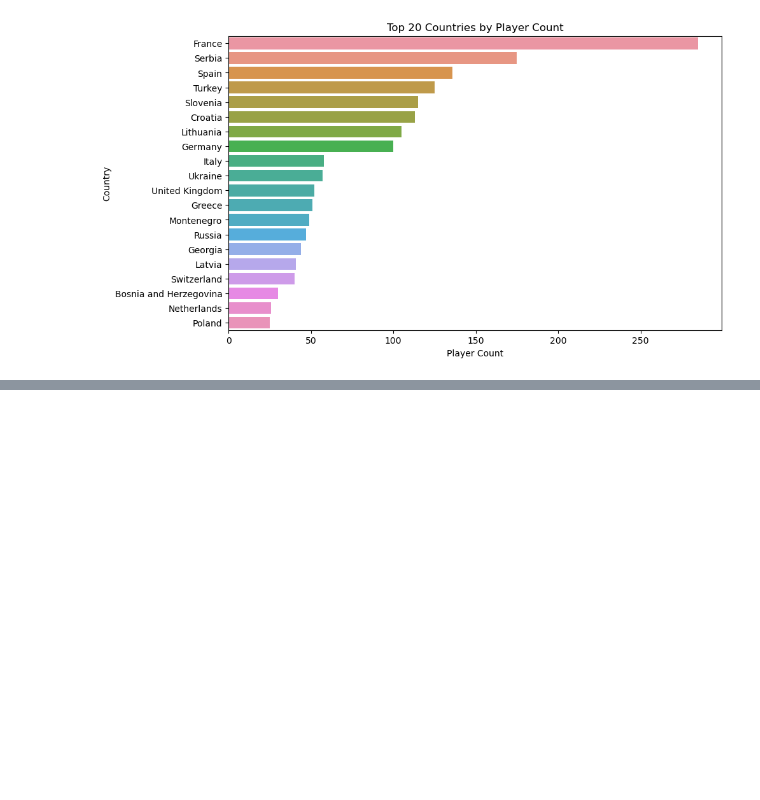
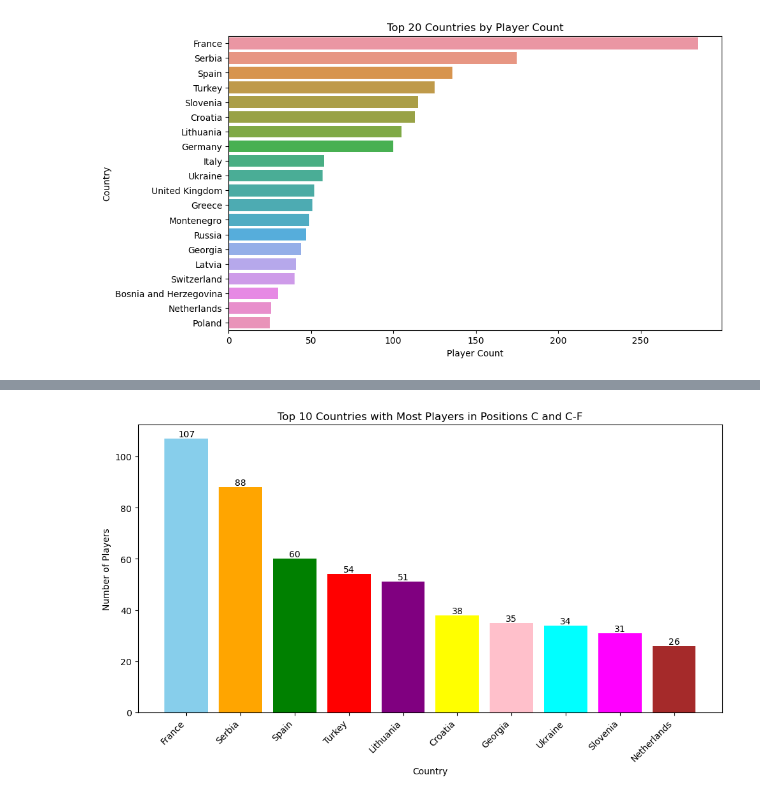
Before and after one commit to NEAT-Scouting-Data-Analytics/NEAT-Scouting-Data-Analytics, a Jupyter notebook: Merged_nba_stats_allen.ipynb, the cells around one changed output, grey strips where cells are left out. Drawn from its saved outputs; the diff is of its cells as text; code cells hidden in the pictures; blank space fills up the shorter version.

```diff
--- a/Merged_nba_stats_allen.ipynb
+++ b/Merged_nba_stats_allen.ipynb
@@ -280,0 +256,14 @@ TypeError: sort_values() missing 1 required positional argument: 'by'
+# %%
+# Filter data for players with positions 'C' and 'C-F'
+center_data = europe_df[europe_df['POSITION'].isin(['C', 'C-F'])]
+
+# Group by country and count the number of players
+country_counts = center_data.groupby('COUNTRY').size().reset_index(name='Player_Count')
+
+# Sort by player count in descending order
+country_counts_sorted = country_counts.sort_values(by='Player_Count', ascending=False)
+
+# Select the top 10 countries
+top_10_countries = country_counts_sorted.head(10)
+
+print(top_10_countries)
@@ -280,0 +282,23 @@ TypeError: sort_values() missing 1 required positional argument: 'by'
+# %%
+import matplotlib.pyplot as plt
+
+# Define colors for each country
+colors = ['skyblue', 'orange', 'green', 'red', 'purple', 'yellow', 'pink', 'cyan', 'magenta', 'brown']
+
+# Plotting
+plt.figure(figsize=(10, 6))
+bars = plt.bar(top_10_countries['COUNTRY'], top_10_countries['Player_Count'], color=colors)
+plt.title('Top 10 Countries with Most Players in Positions C and C-F')
+plt.xlabel('Country')
+plt.ylabel('Number of Players')
+plt.xticks(rotation=45, ha='right')
+
+# Annotate each bar with its value
+for bar in bars:
+    height = bar.get_height()
+    plt.text(bar.get_x() + bar.get_width() / 2.0, height, '%d' % int(height), ha='center', va='bottom')
+
+plt.tight_layout()
+plt.show()
+# %% [output]
+[figure, added]
```
Also changed, not shown: parts of 49 cells of this notebook.
